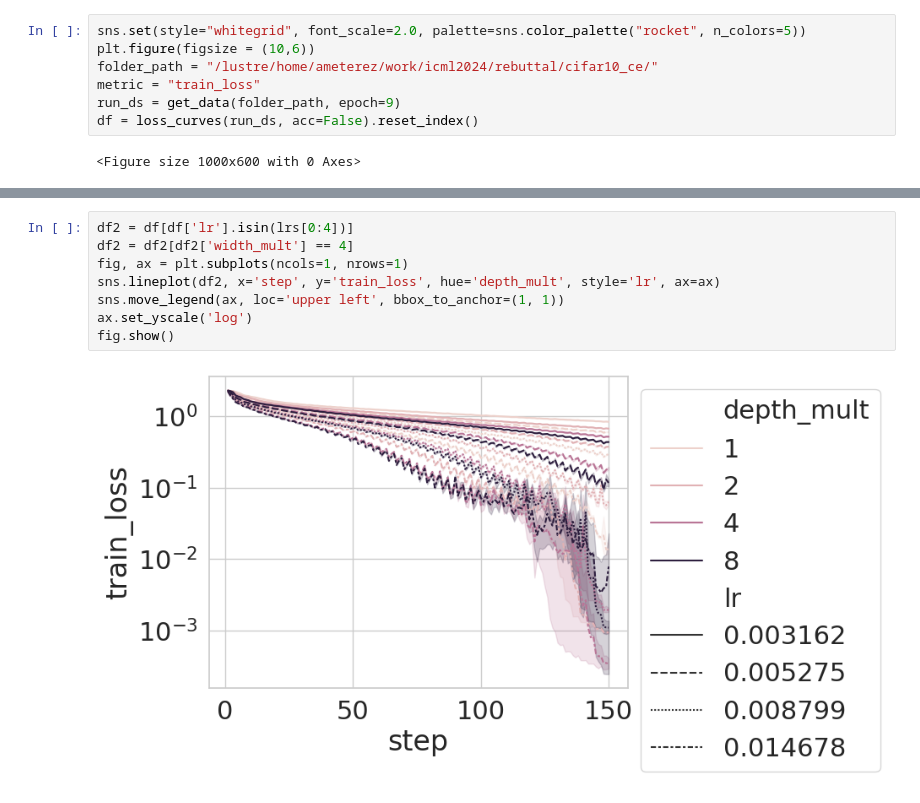
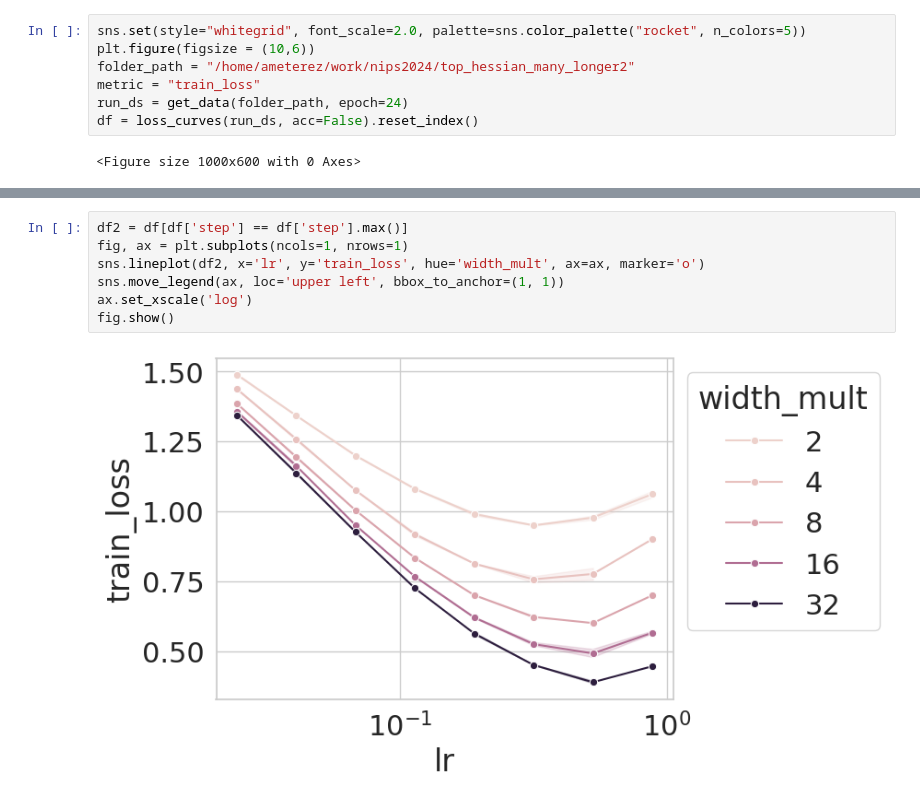
Before and after one commit to lorenzonoci/nn_large_depth_width_landscape, a Jupyter notebook: visualize.ipynb, the cells around one changed output, grey strips where cells are left out. Saved outputs shown, nothing was run; the diff lists cells and outputs as text.

```diff
--- a/visualize.ipynb
+++ b/visualize.ipynb
@@ -137,9 +148,9 @@ def get_metrics_df(run_ds, metric):
 # %%
 sns.set(style="whitegrid", font_scale=2.0, palette=sns.color_palette("rocket", n_colors=5))
 plt.figure(figsize = (10,6))
-folder_path = "/lustre/home/ameterez/work/icml2024/rebuttal/cifar10_ce/"
+folder_path = "/home/ameterez/work/nips2024/top_hessian_many_longer2"
 metric = "train_loss"
-run_ds = get_data(folder_path, epoch=9)
+run_ds = get_data(folder_path, epoch=24)
 df = loss_curves(run_ds, acc=False).reset_index()
 # %% [output]
 <Figure size 1000x600 with 0 Axes>
@@ -151,10 +162,9 @@ print(lrs)
 # %%
-df2 = df[df['lr'].isin(lrs[0:4])]
-df2 = df2[df2['width_mult'] == 4]
+df2 = df[df['step'] == df['step'].max()]
 fig, ax = plt.subplots(ncols=1, nrows=1)
-sns.lineplot(df2, x='step', y='train_loss', hue='depth_mult', style='lr', ax=ax)
+sns.lineplot(df2, x='lr', y='train_loss', hue='width_mult', ax=ax, marker='o')
 sns.move_legend(ax, loc='upper left', bbox_to_anchor=(1, 1))
-ax.set_yscale('log')
+ax.set_xscale('log')
 fig.show()
 # %% [output]
-[figure, old version]
+[figure, new version]
```
Also changed, not shown: parts of 7 cells of this notebook, 6 other files.
